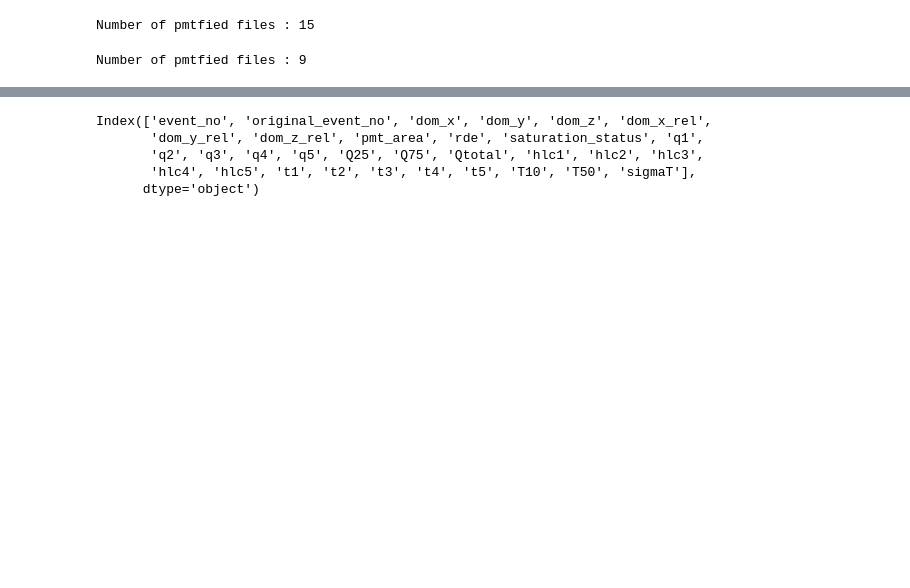
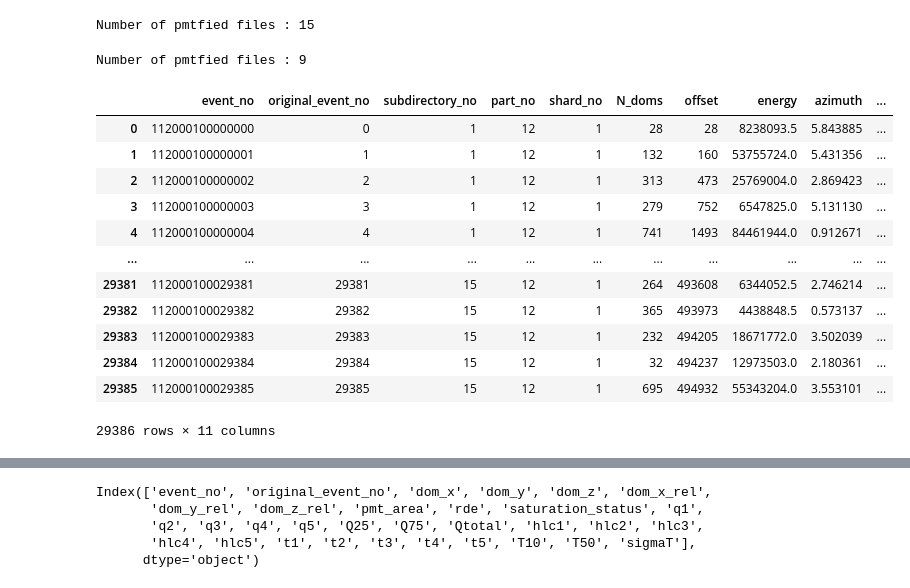
Before and after one commit to KUcyans/PMTfication, a Jupyter notebook: PMTficationVerify.ipynb, the cells around one changed output, grey strips where cells are left out. Saved outputs shown, nothing was run; the diff lists cells and outputs as text; code cells hidden in the pictures; blank space fills up the shorter version.

Commit message:
debug empty truth file, pyarrow implementation changed

```diff
--- a/PMTficationVerify.ipynb
+++ b/PMTficationVerify.ipynb
@@ -67,6 +67,24 @@ def convertParquetToDF(file:str) -> pd.DataFrame:
     table = pq.read_table(file)
     df = table.to_pandas()
     return df
+# %%
+df_truth_1 = convertParquetToDF('/lustre/hpc/project/icecube/HE_Nu_Aske_Oct2024/PMTfied/Snowstorm/22012/truth_1.parquet')
+# %%
+df_truth_1
+# %% [output]
+|  | event_no | original_event_no | subdirectory_no | part_no | shard_no | N_doms | offset | energy | azimuth | ... |
+| 0 | 112000100000000 | 0 | 1 | 12 | 1 | 28 | 28 | 8238093.5 | 5.843885 | ... |
+| 1 | 112000100000001 | 1 | 1 | 12 | 1 | 132 | 160 | 53755724.0 | 5.431356 | ... |
+| 2 | 112000100000002 | 2 | 1 | 12 | 1 | 313 | 473 | 25769004.0 | 2.869423 | ... |
+| 3 | 112000100000003 | 3 | 1 | 12 | 1 | 279 | 752 | 6547825.0 | 5.131130 | ... |
+| 4 | 112000100000004 | 4 | 1 | 12 | 1 | 741 | 1493 | 84461944.0 | 0.912671 | ... |
+| ... | ... | ... | ... | ... | ... | ... | ... | ... | ... | ... |
+| 29381 | 112000100029381 | 29381 | 15 | 12 | 1 | 264 | 493608 | 6344052.5 | 2.746214 | ... |
+| 29382 | 112000100029382 | 29382 | 15 | 12 | 1 | 365 | 493973 | 4438848.5 | 0.573137 | ... |
+| 29383 | 112000100029383 | 29383 | 15 | 12 | 1 | 232 | 494205 | 18671772.0 | 3.502039 | ... |
+| 29384 | 112000100029384 | 29384 | 15 | 12 | 1 | 32 | 494237 | 12973503.0 | 2.180361 | ... |
+| 29385 | 112000100029385 | 29385 | 15 | 12 | 1 | 695 | 494932 | 55343204.0 | 3.553101 | ... |
+29386 rows × 11 columns
 # %%
 df_99999_98_1 = convertParquetToDF(dir_99999_98 + "PMTfied_1.parquet")
 # %%
```
Also changed, not shown: parts of 12 cells of this notebook, 41 other files.
